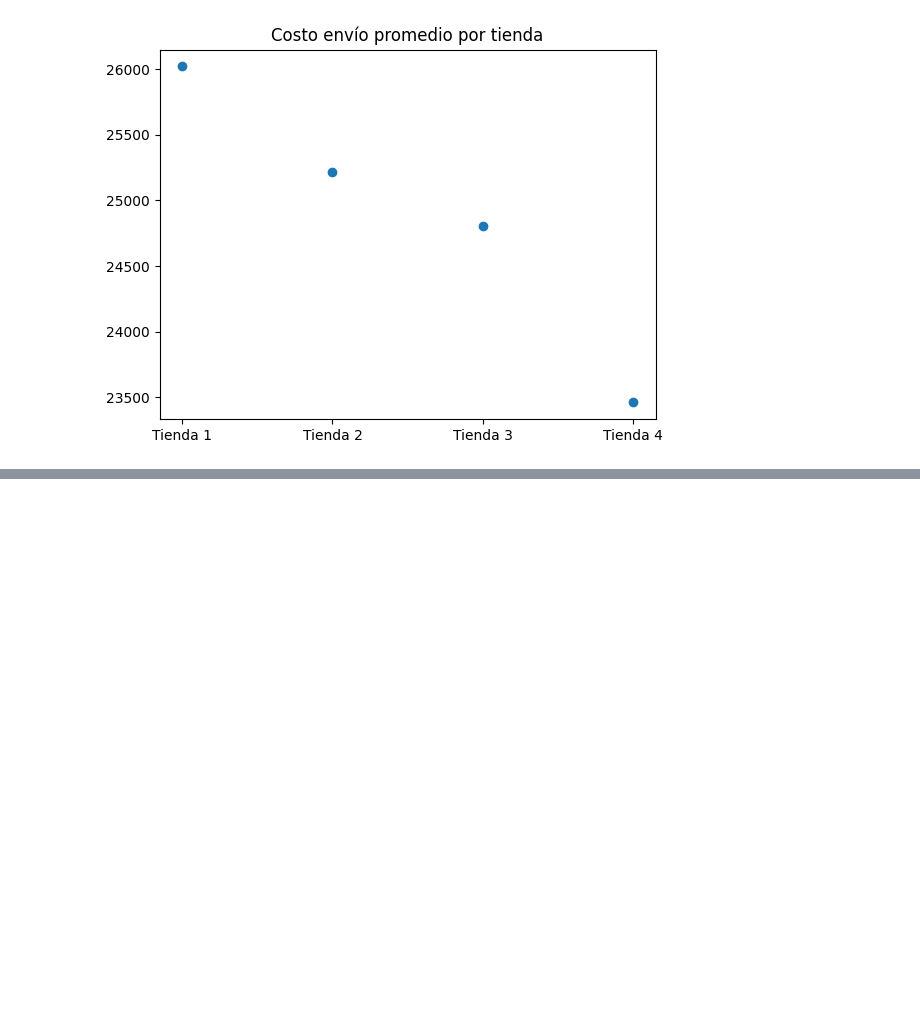
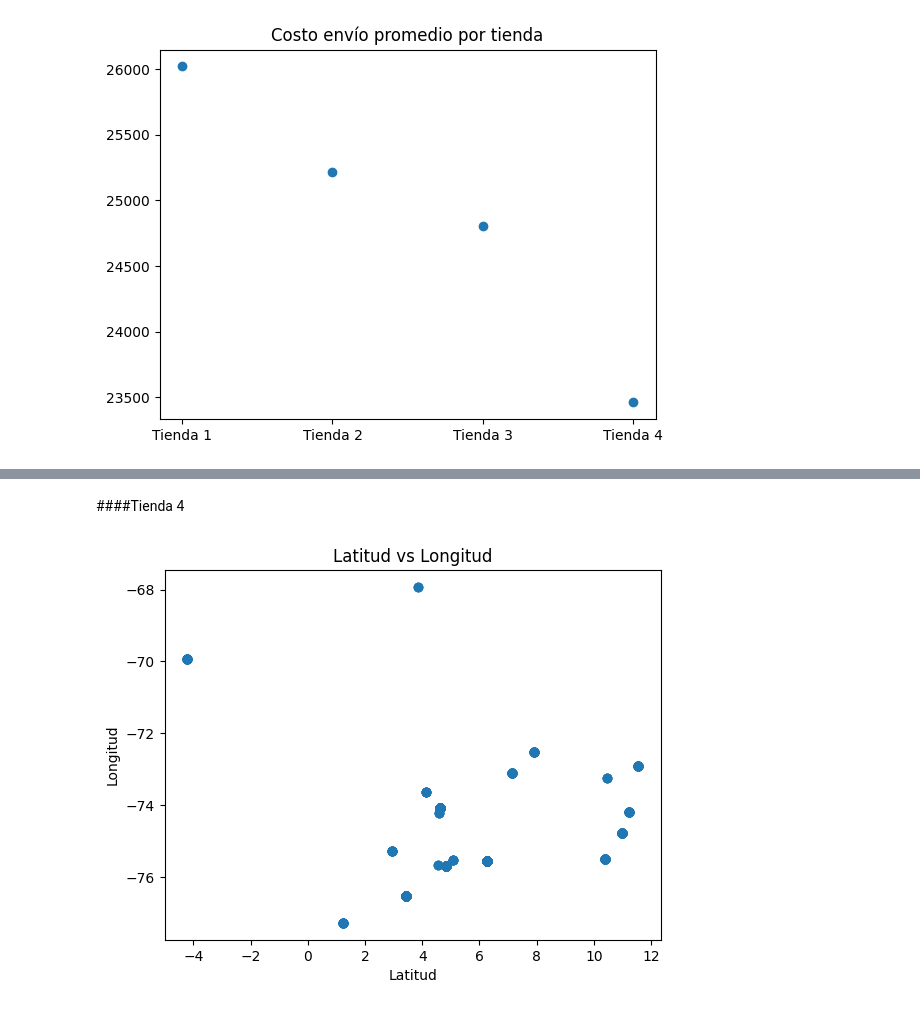
Before and after one commit to Julian-RR/Data-Science-challenge-1, a Jupyter notebook: AluraStoreLatam.ipynb, the cells around one changed output, grey strips where cells are left out. Saved outputs shown, nothing was run; the diff lists cells and outputs as text; code cells hidden in the pictures; blank space fills up the shorter version.

```diff
--- a/AluraStoreLatam.ipynb
+++ b/AluraStoreLatam.ipynb
@@ -615,0 +748,6 @@ plt.show()
+# %% [markdown]
+####Tienda 4
+# %%
+grafica_latitud_longitud(tienda4)
+# %% [output]
+[figure, added]
```
Also changed, not shown: parts of 25 cells of this notebook.
